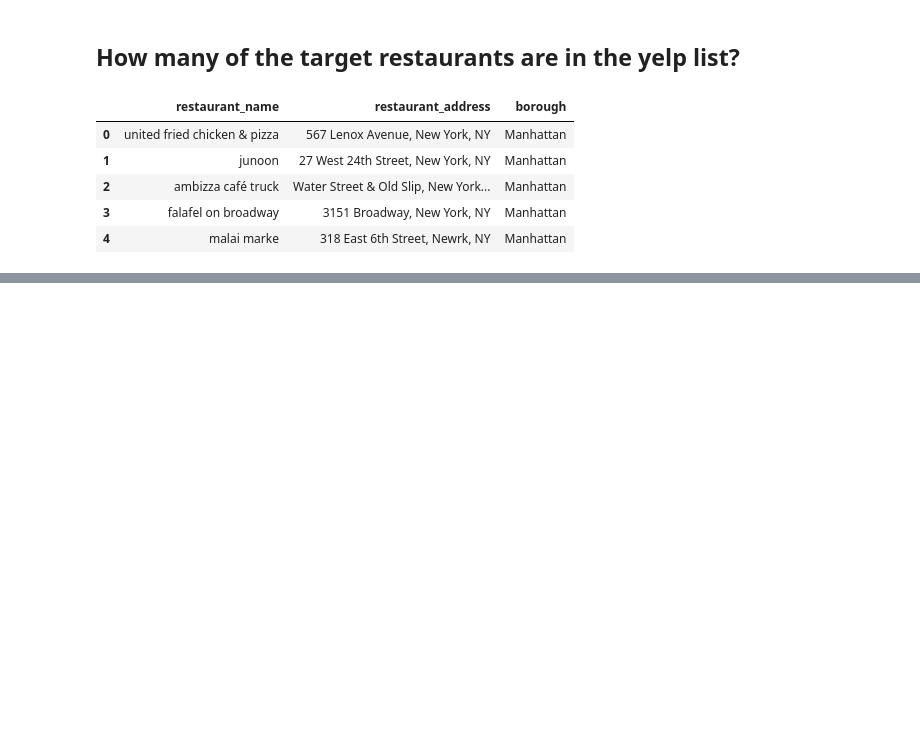
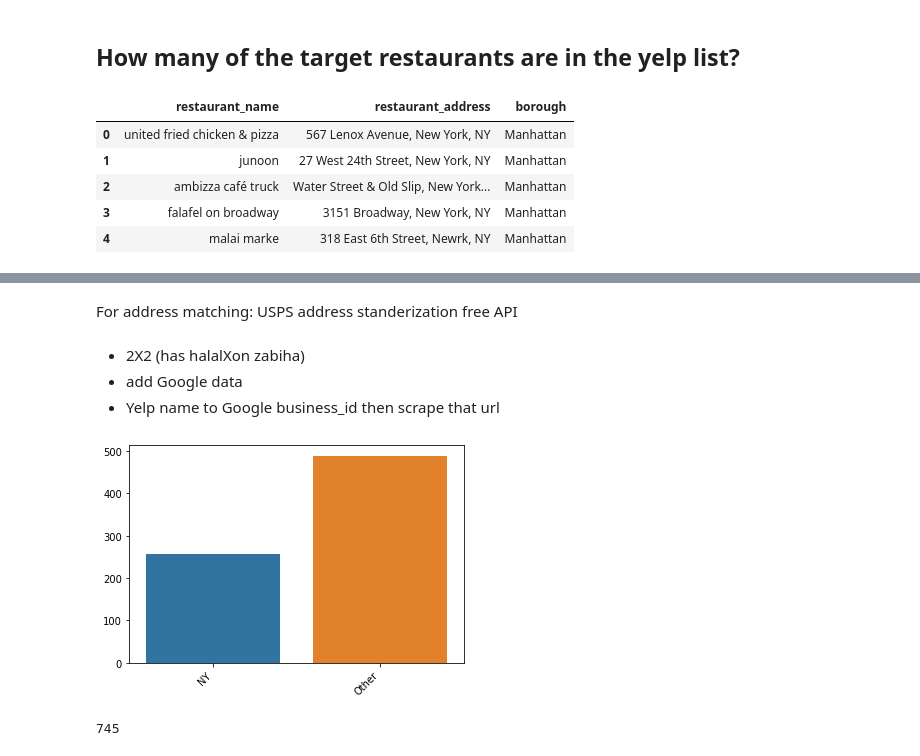
Before and after one commit to WAzaizeh/Halal_o_Meter, a Jupyter notebook: src/data/EDA/Yelp_reviews_EDA.ipynb, the cells around one changed output, grey strips where cells are left out. Cells and saved outputs as stored; diff of their text form; code cells hidden in the pictures; blank space fills up the shorter version.

```diff
--- a/src/data/EDA/Yelp_reviews_EDA.ipynb
+++ b/src/data/EDA/Yelp_reviews_EDA.ipynb
@@ -227,0 +229,19 @@ g_labels = g.set_xticklabels(g.get_xticklabels(), rotation=45, horizontalalignme
+# %% [markdown]
+For address matching:
+    USPS address standerization free API
+# %% [markdown]
+- 2X2 (has halalXon zabiha)
+- add Google data
+- Yelp name to Google business_id then scrape that url
+# %%
+# barplot of yelp addresses that include "NY" or not
+ny_or_not = target_df['restaurant_address'].apply(lambda x: 'New York' in x AND )
+ny_or_not_count = [sum(ny_or_not), len(ny_or_not)-sum(ny_or_not)]
+g = sns.barplot(x=['NY','Other'], y=ny_or_not_count)
+g_labels = g.set_xticklabels(g.get_xticklabels(), rotation=45, horizontalalignment='right')
+# %% [output]
+[figure, added]
+# %%
+-
+# %% [output]
+745
```
Also changed, not shown: parts of 2 cells of this notebook, 2 other files.
